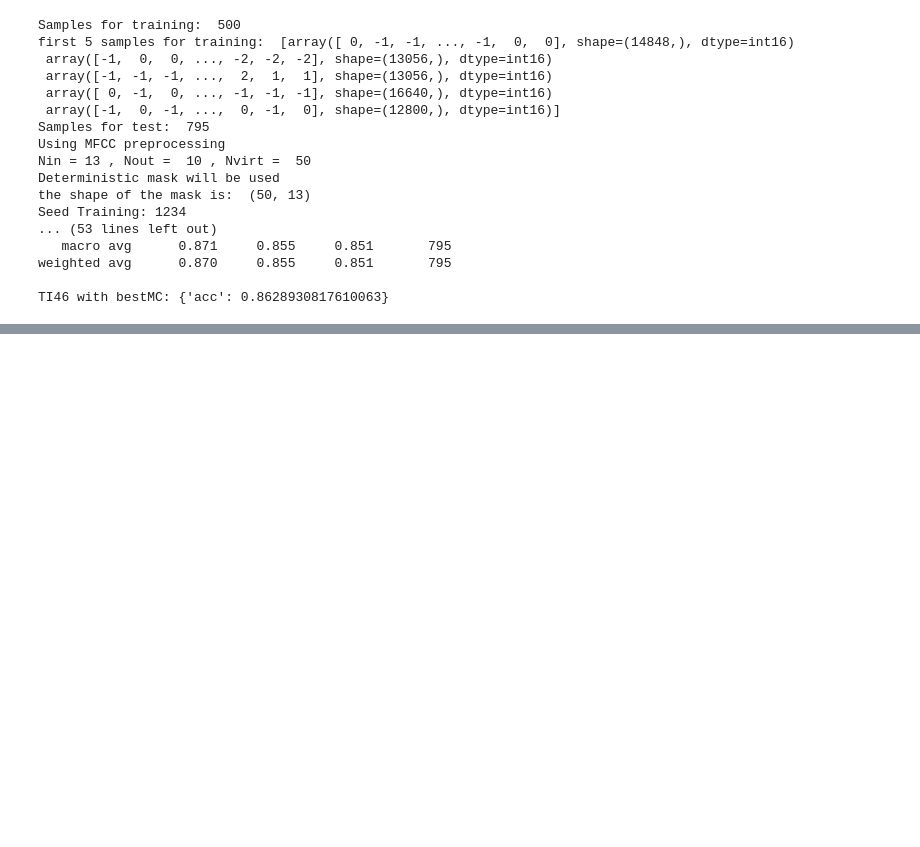
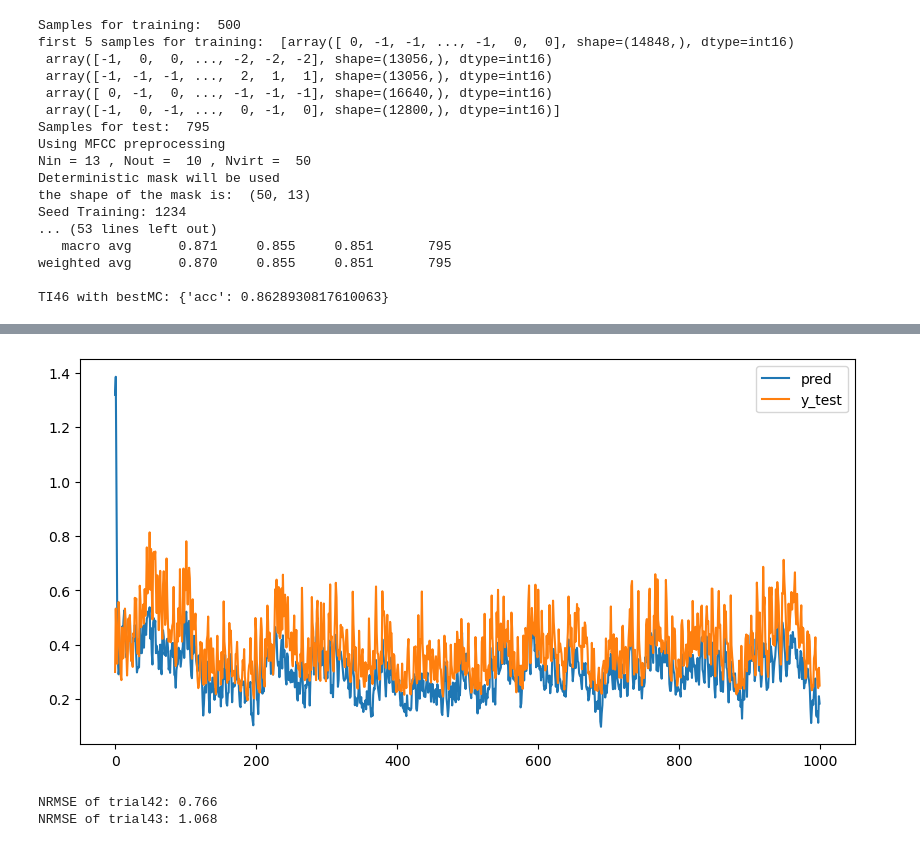
Before and after one commit to VvvpC/spnc_taskindependent_metrics, a Jupyter notebook: Test_Temporary/test_given_reservoir.ipynb, the cells around one changed output, grey strips where cells are left out. Drawn from its saved outputs; the diff is of its cells as text; code cells hidden in the pictures; blank space fills up the shorter version.

```diff
--- a/Test_Temporary/test_given_reservoir.ipynb
+++ b/Test_Temporary/test_given_reservoir.ipynb
@@ -212,0 +375,19 @@ TI46 with bestMC: {'acc': 0.8628930817610063}
+# %%
+plt.figure(figsize=(10, 5))
+plt.plot(narma10_dict_43['pred'], label='pred')
+plt.plot(narma10_dict_43['y_test'], label='y_test')
+plt.legend()
+plt.show()
+# %% [output]
+[figure, added]
+# %%
+nrmse_42    = NRMSE(narma10_dict_42['pred'][10:], narma10_dict_42['y_test'][10:])
+
+print(f"NRMSE of trial42: {nrmse_42:.3f}")
+
+nrmse_43 = NRMSE(narma10_dict_43['pred'][10:], narma10_dict_43['y_test'][10:])
+
+print(f"NRMSE of trial43: {nrmse_43:.3f}")
+# %% [output]
+NRMSE of trial42: 0.766
+NRMSE of trial43: 1.068
```
Also changed, not shown: parts of 4 cells of this notebook, 5 other files.
